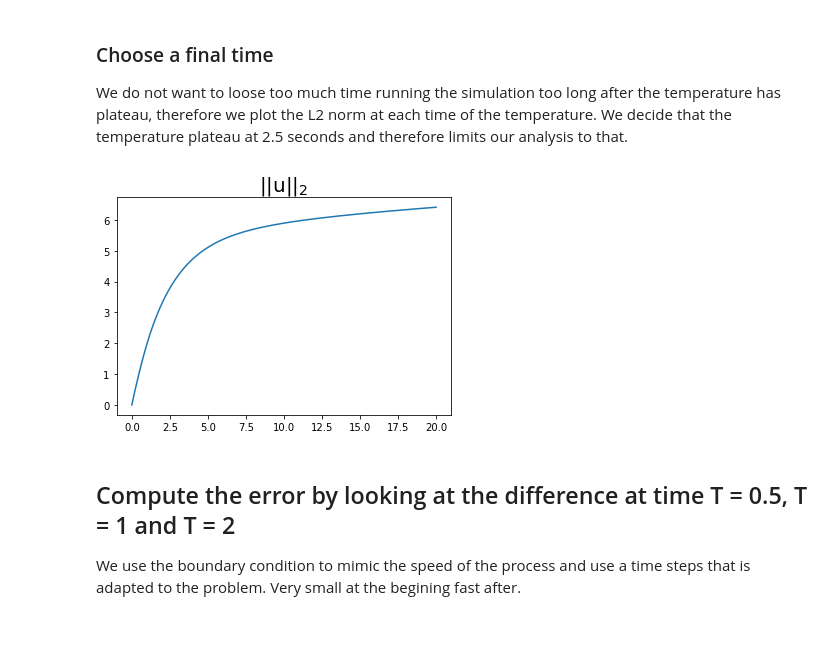
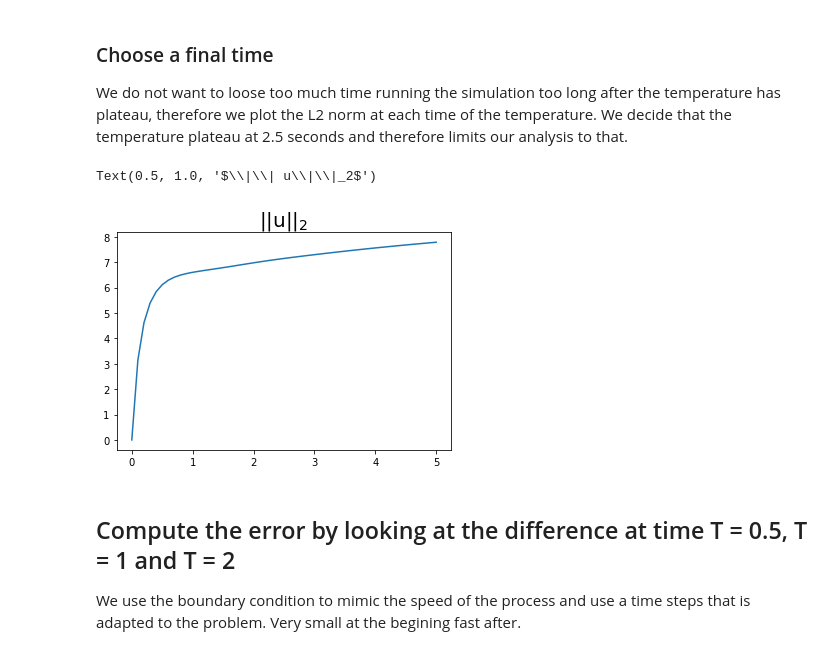
Before and after one commit to alixleroy/PhD-project2, a Jupyter notebook: Alixcode/error-analysis.ipynb, the cells around one changed output. Drawn from its saved outputs; the diff is of its cells as text; code cells hidden in the pictures.

```diff
--- a/Alixcode/error-analysis.ipynb
+++ b/Alixcode/error-analysis.ipynb
@@ -19,33 +22,31 @@ We do not want to loose too much time running the simulation too long after the
 # %%
 
 ### Choose a final time
 """
 We do not want to loose too much time running the simulation too long after the temperature has plateau,
 therefore we plot the L2 norm at each time of the temperature. We decide that the temperature plateau at
 2.5 seconds and therefore limits our analysis to that.
 """
 
 ## Time
 ## check whether solver does what we want :
 w = Expression(('2*x[1]*(1-x[0]*x[0])', '-2*x[0]*(1-x[1]*x[1])'), degree=3)
 alpha0 = 1 # Initial value of alpha
-iterations = 100 # Lenght of the MCMC chain
-tau =2 #Value of tau
-epsilon = 1/200 #
-dt = 1/200 #number of time steps taken
-T =  20 #final time
+tau =1/10 #Value of tau
+epsilon = 1/20 #
+dt = 1/10 #number of time steps taken
+T =  5 #final time
 nx = 30 #size of the grid
 ny = 30 #size of the grid
 dt = 0.1
-num_steps = int(1/dt)
-dt_list = []
-dt_list = dt*np.array([x for x in range(0,int(num_steps*T)+1)])
+
 u_lists1, unorm_lists1, t_lists1 = solver(nx,ny,tau,alpha0, epsilon, dt, T,w)
+
 plt.plot(np.linspace(0,T,len(unorm_lists1)),unorm_lists1)
 plt.title("$\|\| u\|\|_2$", fontsize=20)
-plt.show()
 # %% [output]
+Text(0.5, 1.0, '$\\|\\| u\\|\\|_2$')
-[figure, old version]
+[figure, new version]
 # %% [markdown]
 ## Compute the error by looking at the difference at time T = 0.5, T = 1 and T = 2
 
```
Also changed, not shown: parts of 25 cells of this notebook, 2 other files.
